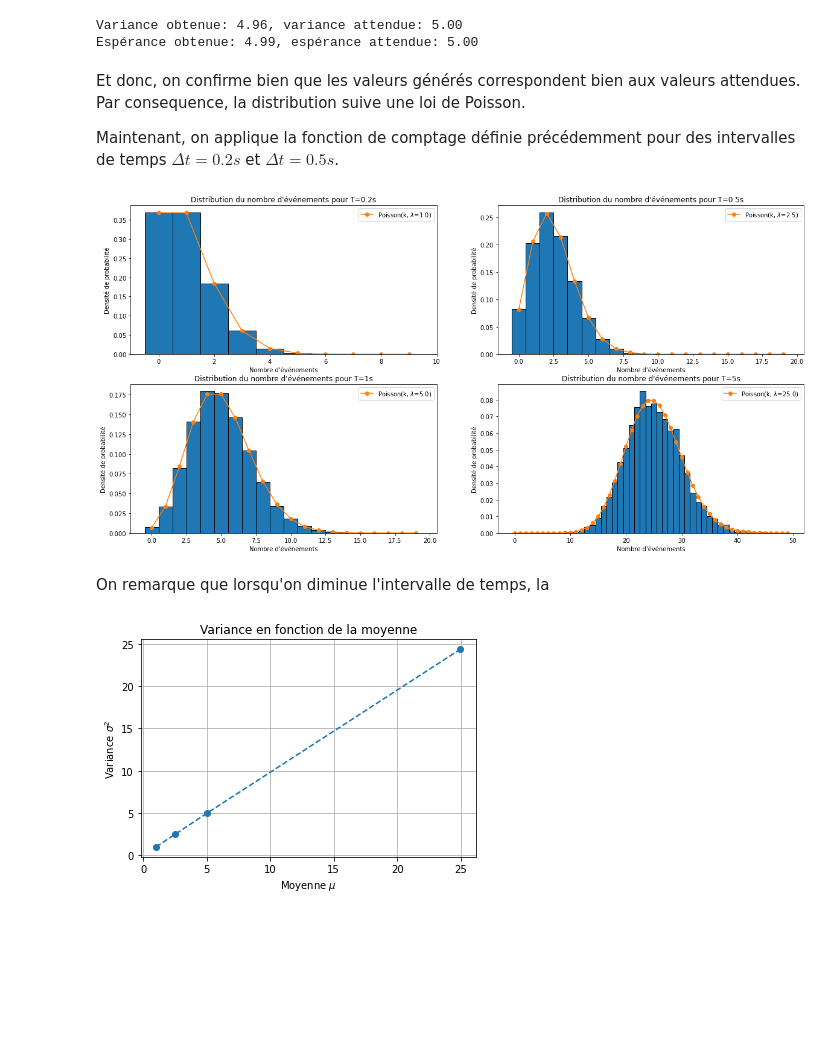
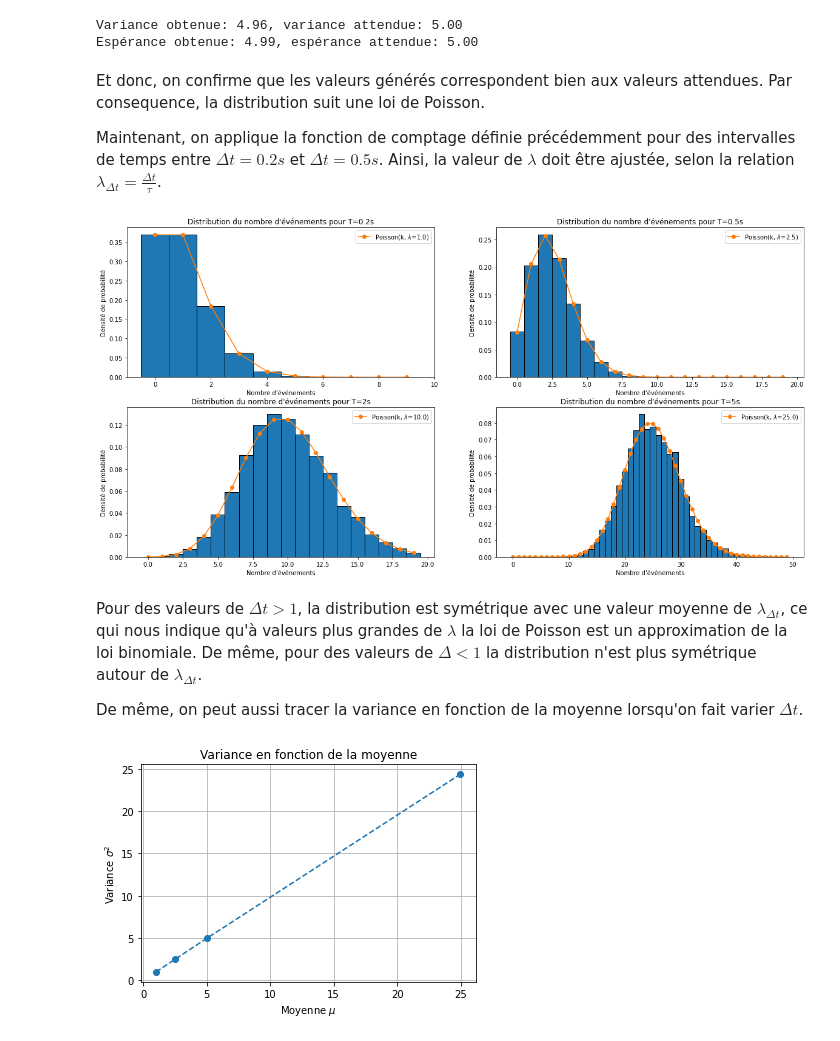
Before and after one commit to kmiloarguello/kmiloarguello.github.io, a Jupyter notebook: phyca/content/LU2PY215/TP/TP3/TP3_PhysiqueExpérimentale.ipynb, the cells around one changed output. Drawn from its saved outputs; the diff is of its cells as text; code cells hidden in the pictures; blank space fills up the shorter version.

```diff
--- a/phyca/content/LU2PY215/TP/TP3/TP3_PhysiqueExpérimentale.ipynb
+++ b/phyca/content/LU2PY215/TP/TP3/TP3_PhysiqueExpérimentale.ipynb
@@ -167,40 +167,42 @@ print("Espérance obtenue: {:.2f}, espérance attendue: {:.2f}".format(esperance
 Variance obtenue: 4.96, variance attendue: 5.00
 Espérance obtenue: 4.99, espérance attendue: 5.00
 # %% [markdown]
-Et donc, on confirme bien que les valeurs générés correspondent bien aux valeurs attendues. Par consequence, la distribution suive une loi de Poisson.
+Et donc, on confirme que les valeurs générés correspondent bien aux valeurs attendues. Par consequence, la distribution suit une loi de Poisson.
 
-Maintenant, on applique la fonction de comptage définie précédemment pour des intervalles de temps $\Delta t = 0.2s$ et $\Delta t = 0.5s$.
+Maintenant, on applique la fonction de comptage définie précédemment pour des intervalles de temps entre $\Delta t = 0.2s$ et $\Delta t = 0.5s$. Ainsi, la valeur de $\lambda$ doit être ajustée, selon la relation $\lambda_{\Delta t} = \frac{\Delta t}{\tau}$.
 # %%
 N = 10
-Ts = [0.2, 0.5, 1, 5] # liste de temps
+Ts = [0.2, 0.5, 2, 5] # liste de temps
 bins_numbers = [10, 20, 20, 50] # nombre de bins
 
 moyennes = list()
 variances = list()
 
 fig, axes = plt.subplots(2, 2, figsize=(20, 10))
 
 for i, ax in enumerate(axes.flatten()):
   event_times = count_events(calculate_temps(h_x), Ts[i])
   ax.hist(event_times, bins=np.arange(-0.5, bins_numbers[i], 1), ec="black", density = True)
 
   mu = Ts[i]/T
   ks = [k for k in range(0,bins_numbers[i])]
   ax.plot(ks,poisson.pmf(ks, mu),"-",marker="o",label="Poisson(k, $\lambda$="+str(mu)+")")
 
   ax.set_title('Distribution du nombre d\'événements pour T='+str(Ts[i])+'s')
   ax.set_ylabel('Densité de probabilité')
   ax.set_xlabel('Nombre d\'événements')
   ax.legend()
 
   moyennes.append(np.mean(event_times))
   variances.append(np.var(event_times))
 
 plt.show()
 # %% [output]
-[figure, old version]
+[figure, new version]
-# %% [markdown]
-On remarque que lorsqu'on diminue l'intervalle de temps, la
+# %% [markdown]
+Pour des valeurs de $\Delta t > 1$, la distribution est symétrique avec une valeur moyenne de $\lambda_{\Delta t}$, ce qui nous indique qu'à valeurs plus grandes de $\lambda$ la loi de Poisson est un approximation de la loi binomiale. De même, pour des valeurs de $\Delta < 1$ la distribution n'est plus symétrique autour de $\lambda_{\Delta t}$.
+
+De même, on peut aussi tracer la variance en fonction de la moyenne lorsqu'on fait varier $\Delta t$.
 # %%
 plt.plot(moyennes, variances, 'o--')
 plt.title('Variance en fonction de la moyenne')
```
Also changed, not shown: parts of 14 cells of this notebook.
